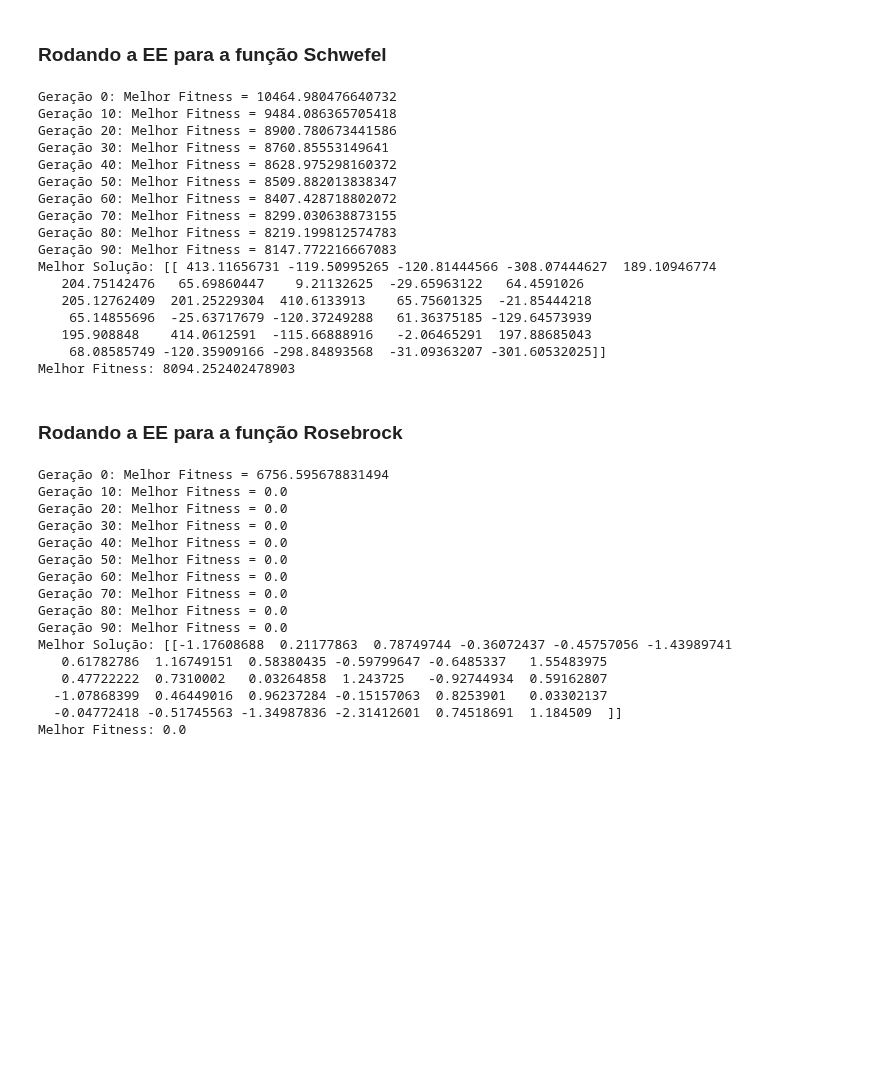
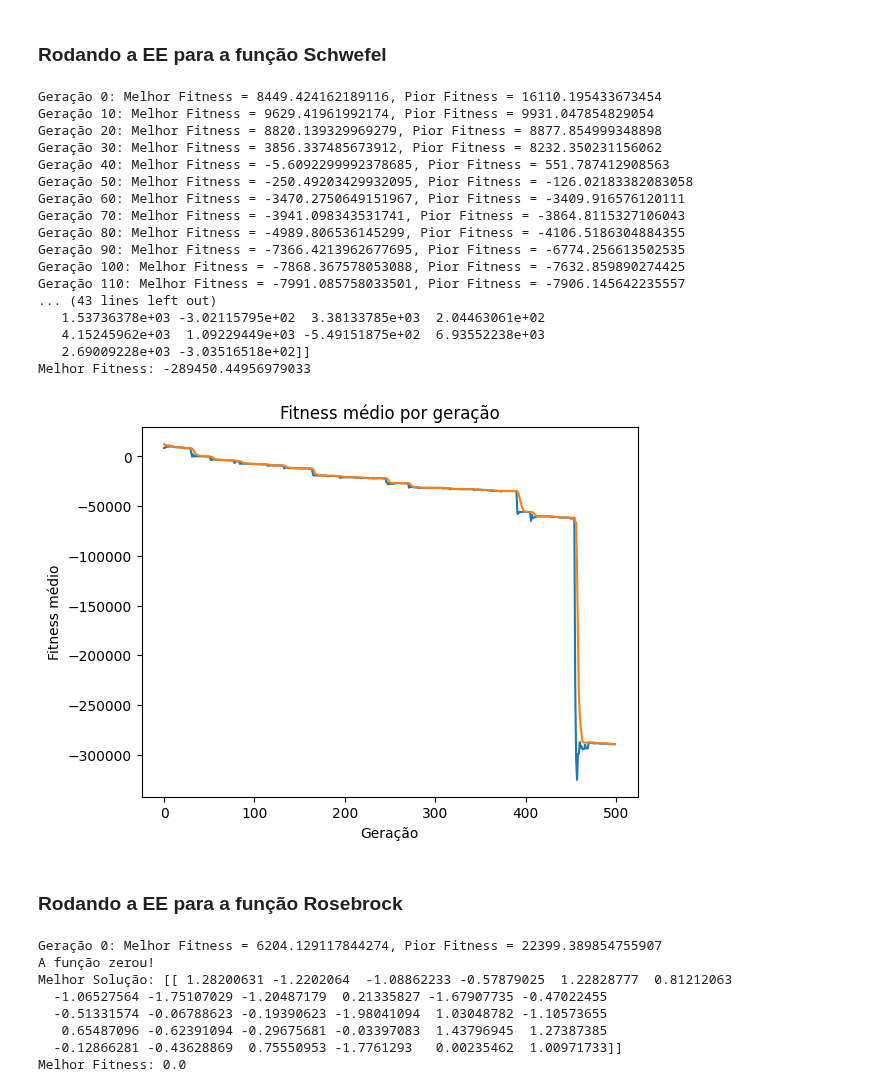
Before and after one commit to belamarib/EE_otimizacao_funcao, a Jupyter notebook: otimizacao_funcao.ipynb, the cells around one changed output. Cells and saved outputs as stored; diff of their text form; code cells hidden in the pictures; blank space fills up the shorter version.

```diff
--- a/otimizacao_funcao.ipynb
+++ b/otimizacao_funcao.ipynb
@@ -156,47 +256,48 @@ Melhor Fitness: 52.9867154813862
 # %% [markdown]
 ### Rodando a EE para a função Schwefel
 # %%
-melhor_solucao, melhor_fitness = estrategia_evolutiva(schwefel)
+melhor_solucao, melhor_fitness, melhor_fitness_grafico, fitness_medio_grafico = estrategia_evolutiva(schwefel)
 print(f"Melhor Solução: {melhor_solucao}")
 print(f"Melhor Fitness: {melhor_fitness}")
 # %% [output]
-Geração 0: Melhor Fitness = 10464.980476640732
-Geração 10: Melhor Fitness = 9484.086365705418
-Geração 20: Melhor Fitness = 8900.780673441586
-Geração 30: Melhor Fitness = 8760.85553149641
-Geração 40: Melhor Fitness = 8628.975298160372
-Geração 50: Melhor Fitness = 8509.882013838347
-Geração 60: Melhor Fitness = 8407.428718802072
-Geração 70: Melhor Fitness = 8299.030638873155
-Geração 80: Melhor Fitness = 8219.199812574783
-Geração 90: Melhor Fitness = 8147.772216667083
-Melhor Solução: [[ 413.11656731 -119.50995265 -120.81444566 -308.07444627  189.10946774
-   204.75142476   65.69860447    9.21132625  -29.65963122   64.4591026
-   205.12762409  201.25229304  410.6133913    65.75601325  -21.85444218
-    65.14855696  -25.63717679 -120.37249288   61.36375185 -129.64573939
-   195.908848    414.0612591  -115.66888916   -2.06465291  197.88685043
-    68.08585749 -120.35909166 -298.84893568  -31.09363207 -301.60532025]]
-Melhor Fitness: 8094.252402478903
+Geração 0: Melhor Fitness = 8449.424162189116, Pior Fitness = 16110.195433673454
+Geração 10: Melhor Fitness = 9629.41961992174, Pior Fitness = 9931.047854829054
+Geração 20: Melhor Fitness = 8820.139329969279, Pior Fitness = 8877.854999348898
+Geração 30: Melhor Fitness = 3856.337485673912, Pior Fitness = 8232.350231156062
+Geração 40: Melhor Fitness = -5.6092299992378685, Pior Fitness = 551.787412908563
+Geração 50: Melhor Fitness = -250.49203429932095, Pior Fitness = -126.02183382083058
+Geração 60: Melhor Fitness = -3470.2750649151967, Pior Fitness = -3409.916576120111
+Geração 70: Melhor Fitness = -3941.098343531741, Pior Fitness = -3864.8115327106043
+Geração 80: Melhor Fitness = -4989.806536145299, Pior Fitness = -4106.5186304884355
+Geração 90: Melhor Fitness = -7366.4213962677695, Pior Fitness = -6774.256613502535
+Geração 100: Melhor Fitness = -7868.367578053088, Pior Fitness = -7632.859890274425
+Geração 110: Melhor Fitness = -7991.085758033501, Pior Fitness = -7906.145642235557
+... (43 lines left out)
+   1.53736378e+03 -3.02115795e+02  3.38133785e+03  2.04463061e+02
+   4.15245962e+03  1.09229449e+03 -5.49151875e+02  6.93552238e+03
+   2.69009228e+03 -3.03516518e+02]]
+Melhor Fitness: -289450.44956979033
+# %%
+plt.plot(melhor_fitness_grafico)
+plt.plot(fitness_medio_grafico)
+plt.xlabel('Geração')
+plt.ylabel('Fitness médio')
+plt.title('Fitness médio por geração')
+plt.show()
+# %% [output]
+[figure, added]
 # %% [markdown]
 ### Rodando a EE para a função Rosebrock
 # %%
-melhor_solucao, melhor_fitness = estrategia_evolutiva(rosenbrock)
+melhor_solucao, melhor_fitness, melhor_fitness_grafico, fitness_medio_grafico = estrategia_evolutiva(rosenbrock)
 print(f"Melhor Solução: {melhor_solucao}")
 print(f"Melhor Fitness: {melhor_fitness}")
 # %% [output]
-Geração 0: Melhor Fitness = 6756.595678831494
-Geração 10: Melhor Fitness = 0.0
-Geração 20: Melhor Fitness = 0.0
-Geração 30: Melhor Fitness = 0.0
-Geração 40: Melhor Fitness = 0.0
-Geração 50: Melhor Fitness = 0.0
-Geração 60: Melhor Fitness = 0.0
-Geração 70: Melhor Fitness = 0.0
-Geração 80: Melhor Fitness = 0.0
-Geração 90: Melhor Fitness = 0.0
-Melhor Solução: [[-1.17608688  0.21177863  0.78749744 -0.36072437 -0.45757056 -1.43989741
-   0.61782786  1.16749151  0.58380435 -0.59799647 -0.6485337   1.55483975
-   0.47722222  0.7310002   0.03264858  1.243725   -0.92744934  0.59162807
-  -1.07868399  0.46449016  0.96237284 -0.15157063  0.8253901   0.03302137
-  -0.04772418 -0.51745563 -1.34987836 -2.31412601  0.74518691  1.184509  ]]
+Geração 0: Melhor Fitness = 6204.129117844274, Pior Fitness = 22399.389854755907
+A função zerou!
+Melhor Solução: [[ 1.28200631 -1.2202064  -1.08862233 -0.57879025  1.22828777  0.81212063
+  -1.06527564 -1.75107029 -1.20487179  0.21335827 -1.67907735 -0.47022455
+  -0.51331574 -0.06788623 -0.19390623 -1.98041094  1.03048782 -1.10573655
+   0.65487096 -0.62391094 -0.29675681 -0.03397083  1.43796945  1.27387385
+  -0.12866281 -0.43628869  0.75550953 -1.7761293   0.00235462  1.00971733]]
 Melhor Fitness: 0.0
```
Also changed, not shown: parts of 21 cells of this notebook.
